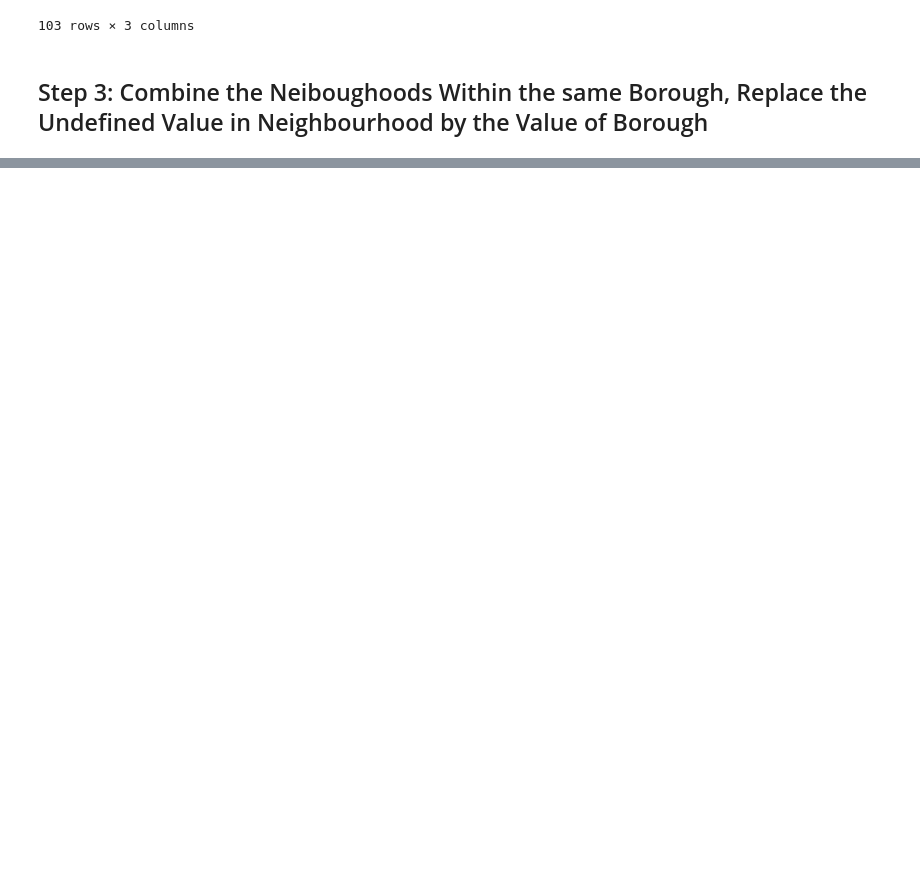
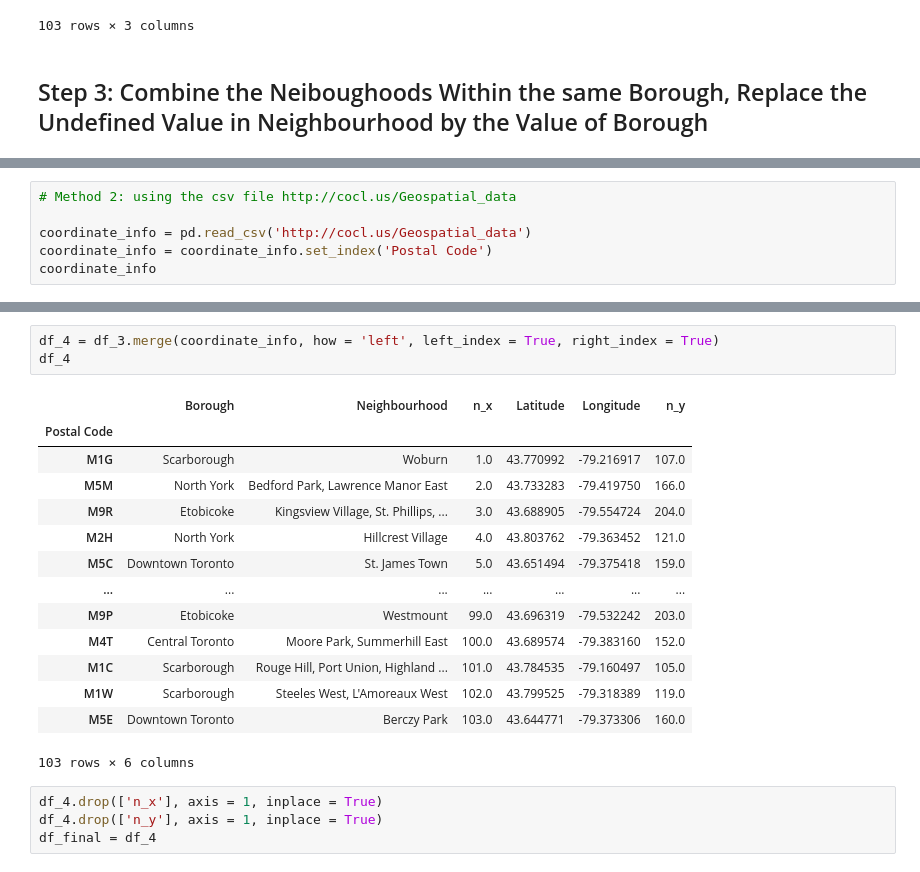
Before and after one commit to VivKZ/Data-Science, a Jupyter notebook: Week 3 Peer-graded Assignment.ipynb, the cells around one changed output, grey strips where cells are left out. Cells and saved outputs as stored; diff of their text form; blank space fills up the shorter version.

```diff
--- a/Week 3 Peer-graded Assignment.ipynb
+++ b/Week 3 Peer-graded Assignment.ipynb
@@ -176,0 +158,6 @@ df2.shape
+# %%
+# Method 2: using the csv file http://cocl.us/Geospatial_data
+
+coordinate_info = pd.read_csv('http://cocl.us/Geospatial_data')
+coordinate_info = coordinate_info.set_index('Postal Code')
+coordinate_info
@@ -176,0 +189,22 @@ df2.shape
+# %%
+df_4 = df_3.merge(coordinate_info, how = 'left', left_index = True, right_index = True)
+df_4
+# %% [output]
+|  | Borough | Neighbourhood | n_x | Latitude | Longitude | n_y |
+| Postal Code |  |  |  |  |  |  |
+| M1G | Scarborough | Woburn | 1.0 | 43.770992 | -79.216917 | 107.0 |
+| M5M | North York | Bedford Park, Lawrence Manor East | 2.0 | 43.733283 | -79.419750 | 166.0 |
+| M9R | Etobicoke | Kingsview Village, St. Phillips, ... | 3.0 | 43.688905 | -79.554724 | 204.0 |
+| M2H | North York | Hillcrest Village | 4.0 | 43.803762 | -79.363452 | 121.0 |
+| M5C | Downtown Toronto | St. James Town | 5.0 | 43.651494 | -79.375418 | 159.0 |
+| ... | ... | ... | ... | ... | ... | ... |
+| M9P | Etobicoke | Westmount | 99.0 | 43.696319 | -79.532242 | 203.0 |
+| M4T | Central Toronto | Moore Park, Summerhill East | 100.0 | 43.689574 | -79.383160 | 152.0 |
+| M1C | Scarborough | Rouge Hill, Port Union, Highland ... | 101.0 | 43.784535 | -79.160497 | 105.0 |
+| M1W | Scarborough | Steeles West, L'Amoreaux West | 102.0 | 43.799525 | -79.318389 | 119.0 |
+| M5E | Downtown Toronto | Berczy Park | 103.0 | 43.644771 | -79.373306 | 160.0 |
+103 rows × 6 columns
+# %%
+df_4.drop(['n_x'], axis = 1, inplace = True)
+df_4.drop(['n_y'], axis = 1, inplace = True)
+df_final = df_4
```
Also changed, not shown: parts of 15 cells of this notebook.
